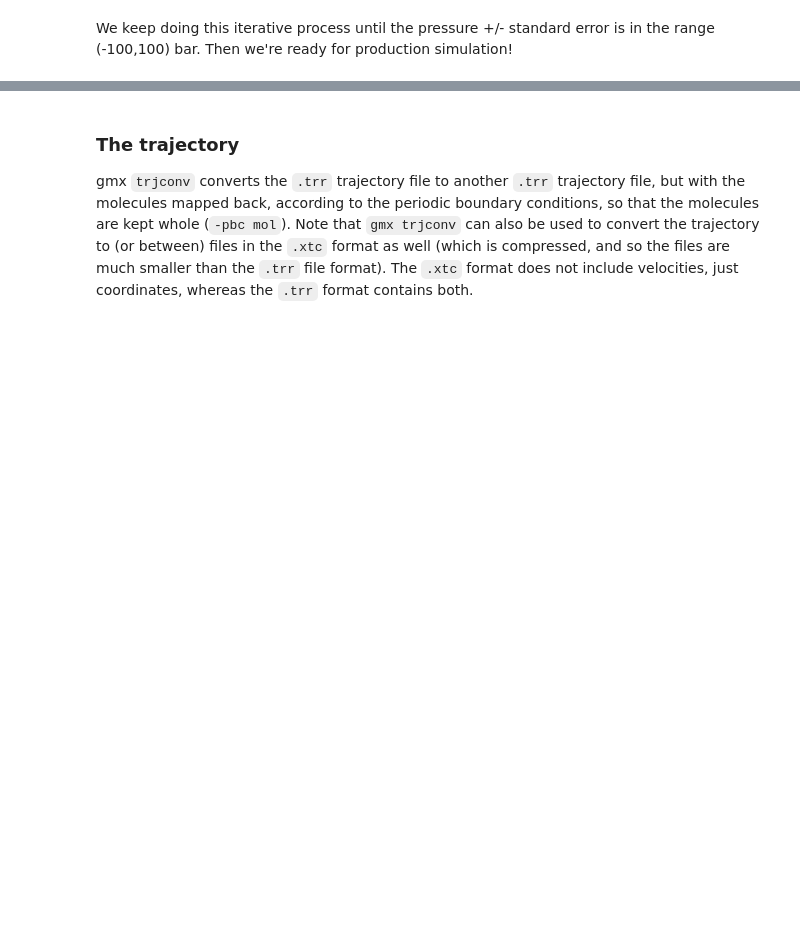
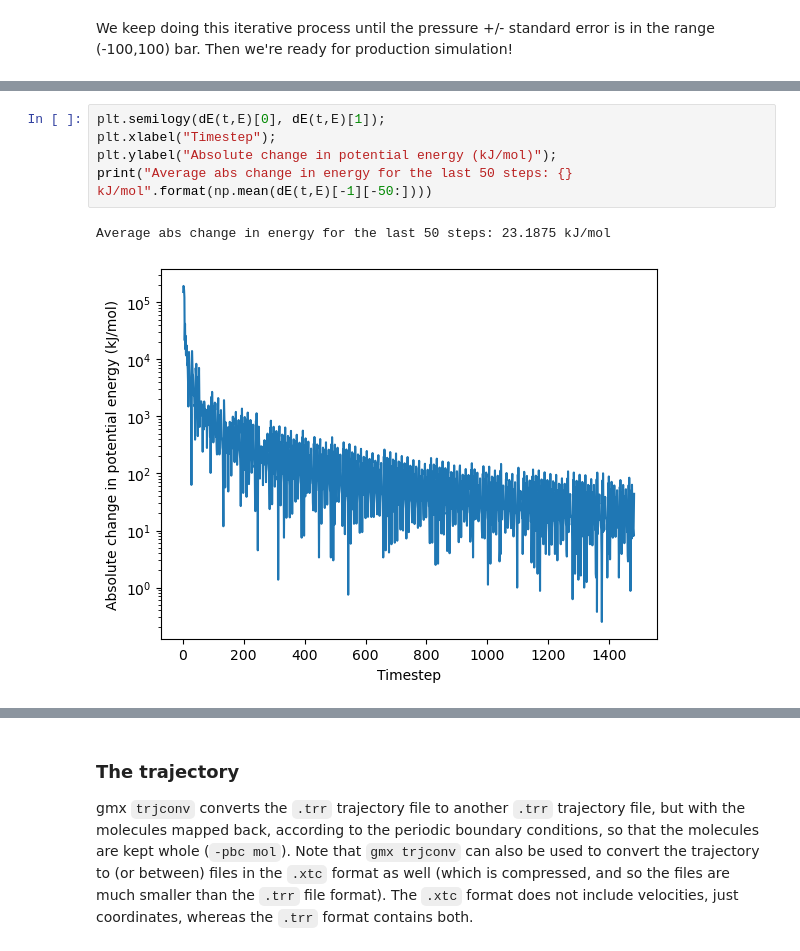
Before and after one commit to mewall/lunus, a Jupyter notebook: examples/tutorials/crystalline_MD_prep/Preparation_of_MD_Simulations_of_Protein_Crystals.ipynb, the cells around one changed output, grey strips where cells are left out. Saved outputs shown, nothing was run; the diff lists cells and outputs as text; blank space fills up the shorter version.

```diff
--- a/examples/tutorials/crystalline_MD_prep/Preparation_of_MD_Simulations_of_Protein_Crystals.ipynb
+++ b/examples/tutorials/crystalline_MD_prep/Preparation_of_MD_Simulations_of_Protein_Crystals.ipynb
@@ -1044,0 +1138,8 @@ We keep doing this iterative process until the pressure +/- standard error is in
+# %%
+plt.semilogy(dE(t,E)[0], dE(t,E)[1]);
+plt.xlabel("Timestep");
+plt.ylabel("Absolute change in potential energy (kJ/mol)");
+print("Average abs change in energy for the last 50 steps: {} kJ/mol".format(np.mean(dE(t,E)[-1][-50:])))
+# %% [output]
+Average abs change in energy for the last 50 steps: 23.1875 kJ/mol
+[figure, added]
```
Also changed, not shown: parts of 36 cells of this notebook, 1 other file.
